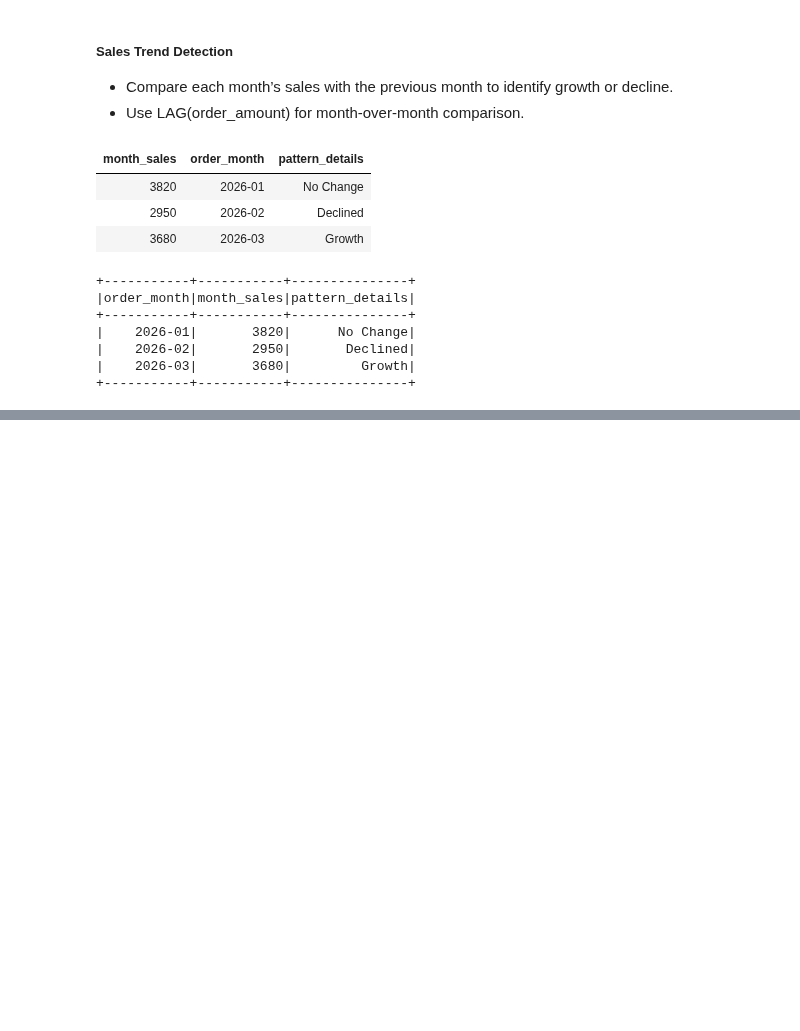
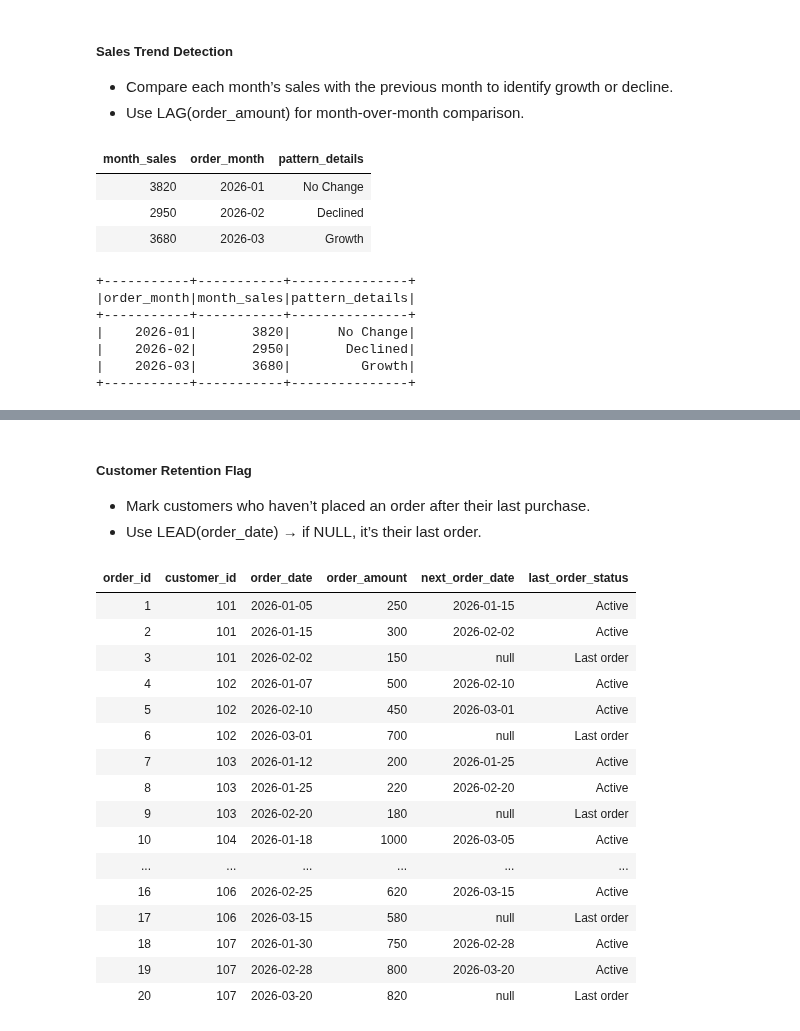
Before and after one commit to DilipMG/pyspark, a Jupyter notebook: Interview Preparartion/Lead & Lag in SQL.ipynb, the cells around one changed output, grey strips where cells are left out. Saved outputs shown, nothing was run; the diff lists cells and outputs as text; code cells hidden in the pictures; blank space fills up the shorter version.

```diff
--- a/Interview Preparartion/Lead & Lag in SQL.ipynb
+++ b/Interview Preparartion/Lead & Lag in SQL.ipynb
@@ -227,0 +383,36 @@ result_df.select("order_month", "month_sales", "pattern_details").show()
+# %% [markdown]
+##### Customer Retention Flag
+
+- Mark customers who haven’t placed an order after their last purchase.
+- Use LEAD(order_date) → if NULL, it’s their last order.
+# %%
+%sql
+with transactions_details as
+(select *,
+       lead(order_date) over (partition by customer_id order by order_date) as next_order_date
+ from orders)
+
+ select *,
+        case
+            when next_order_date is null then 'Last order'
+            else 'Active'
+        end as last_order_status
+ from transactions_details
+# %% [output]
+| order_id | customer_id | order_date | order_amount | next_order_date | last_order_status |
+| 1 | 101 | 2026-01-05 | 250 | 2026-01-15 | Active |
+| 2 | 101 | 2026-01-15 | 300 | 2026-02-02 | Active |
+| 3 | 101 | 2026-02-02 | 150 | null | Last order |
+| 4 | 102 | 2026-01-07 | 500 | 2026-02-10 | Active |
+| 5 | 102 | 2026-02-10 | 450 | 2026-03-01 | Active |
+| 6 | 102 | 2026-03-01 | 700 | null | Last order |
+| 7 | 103 | 2026-01-12 | 200 | 2026-01-25 | Active |
+| 8 | 103 | 2026-01-25 | 220 | 2026-02-20 | Active |
+| 9 | 103 | 2026-02-20 | 180 | null | Last order |
+| 10 | 104 | 2026-01-18 | 1000 | 2026-03-05 | Active |
+| ... | ... | ... | ... | ... | ... |
+| 16 | 106 | 2026-02-25 | 620 | 2026-03-15 | Active |
+| 17 | 106 | 2026-03-15 | 580 | null | Last order |
+| 18 | 107 | 2026-01-30 | 750 | 2026-02-28 | Active |
+| 19 | 107 | 2026-02-28 | 800 | 2026-03-20 | Active |
+| 20 | 107 | 2026-03-20 | 820 | null | Last order |
```
Also changed, not shown: parts of 9 cells of this notebook.
